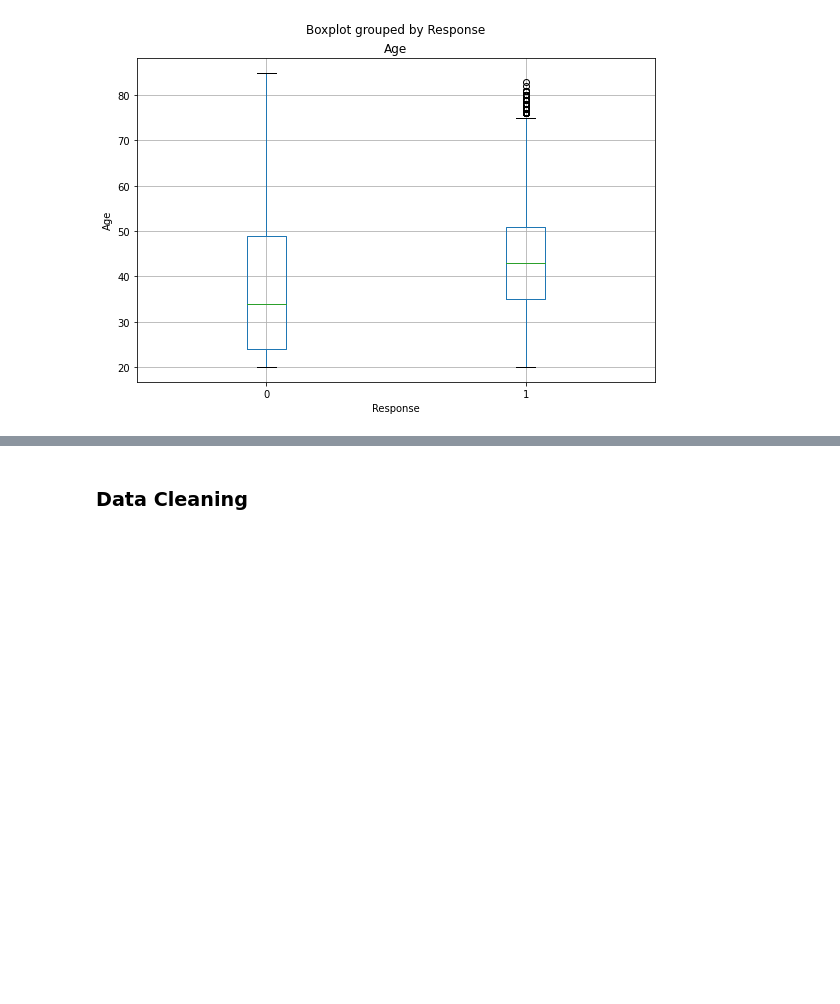
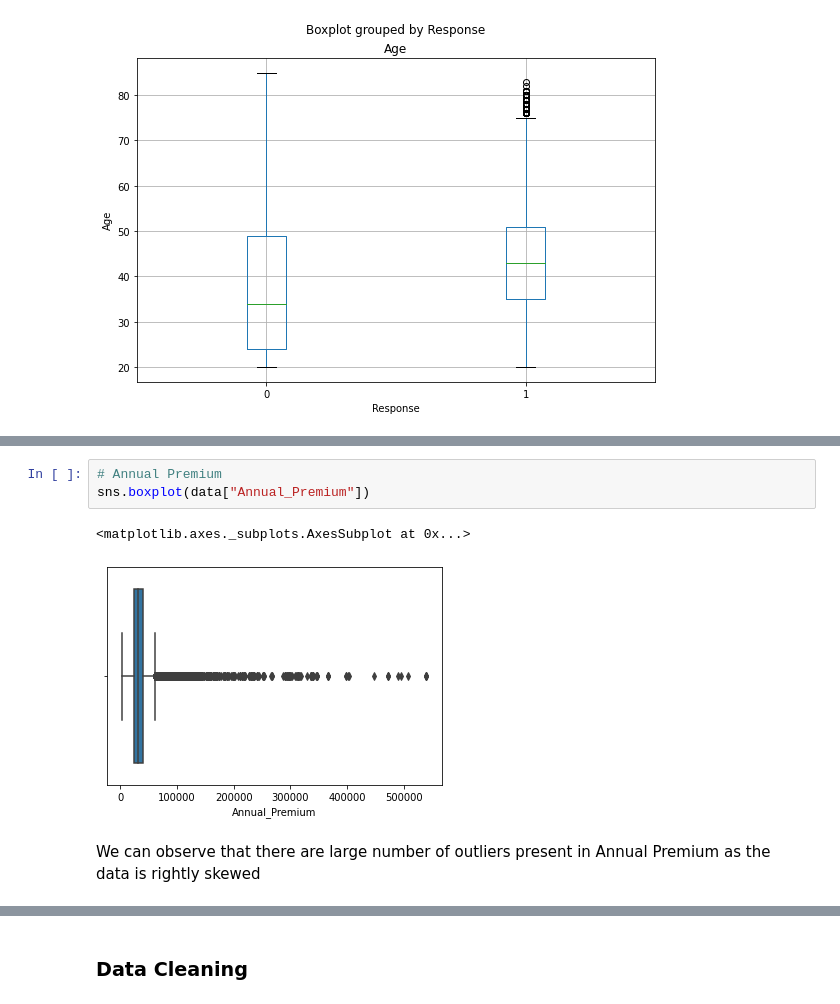
Before and after one commit to agrawalkunal2/insurance-cross_sell, a Jupyter notebook: HEALTH_INSURANCE_CROSS_SELL_PREDICTION.ipynb, the cells around one changed output, grey strips where cells are left out. Drawn from its saved outputs; the diff is of its cells as text; blank space fills up the shorter version.

```diff
--- a/HEALTH_INSURANCE_CROSS_SELL_PREDICTION.ipynb
+++ b/HEALTH_INSURANCE_CROSS_SELL_PREDICTION.ipynb
@@ -439,0 +451,8 @@ sns.boxplot(data['Age'])
+# %%
+# Annual Premium
+sns.boxplot(data["Annual_Premium"])
+# %% [output]
+<matplotlib.axes._subplots.AxesSubplot at 0x...>
+[figure, added]
+# %% [markdown]
+We can observe that there are large number of outliers present in Annual Premium as the data is rightly skewed
```
Also changed, not shown: parts of 29 cells of this notebook.
